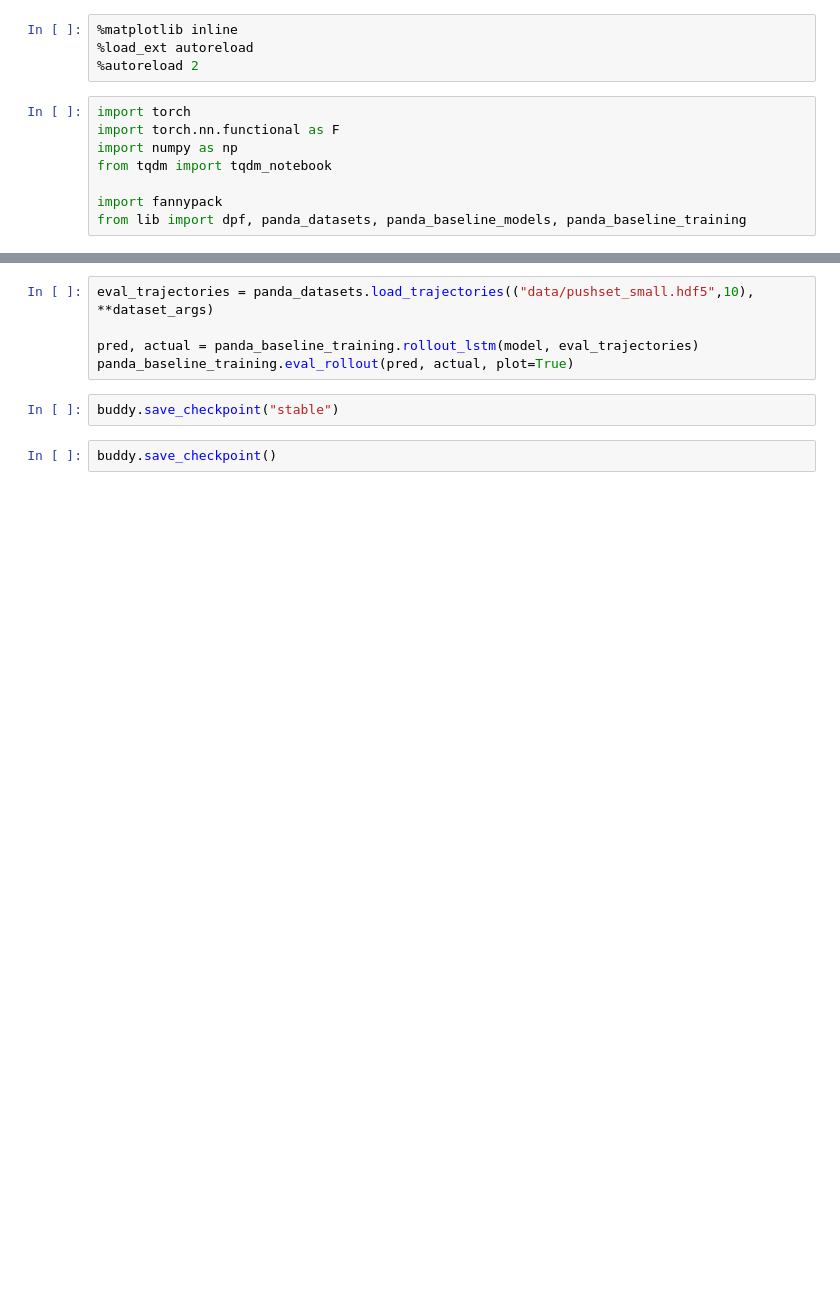
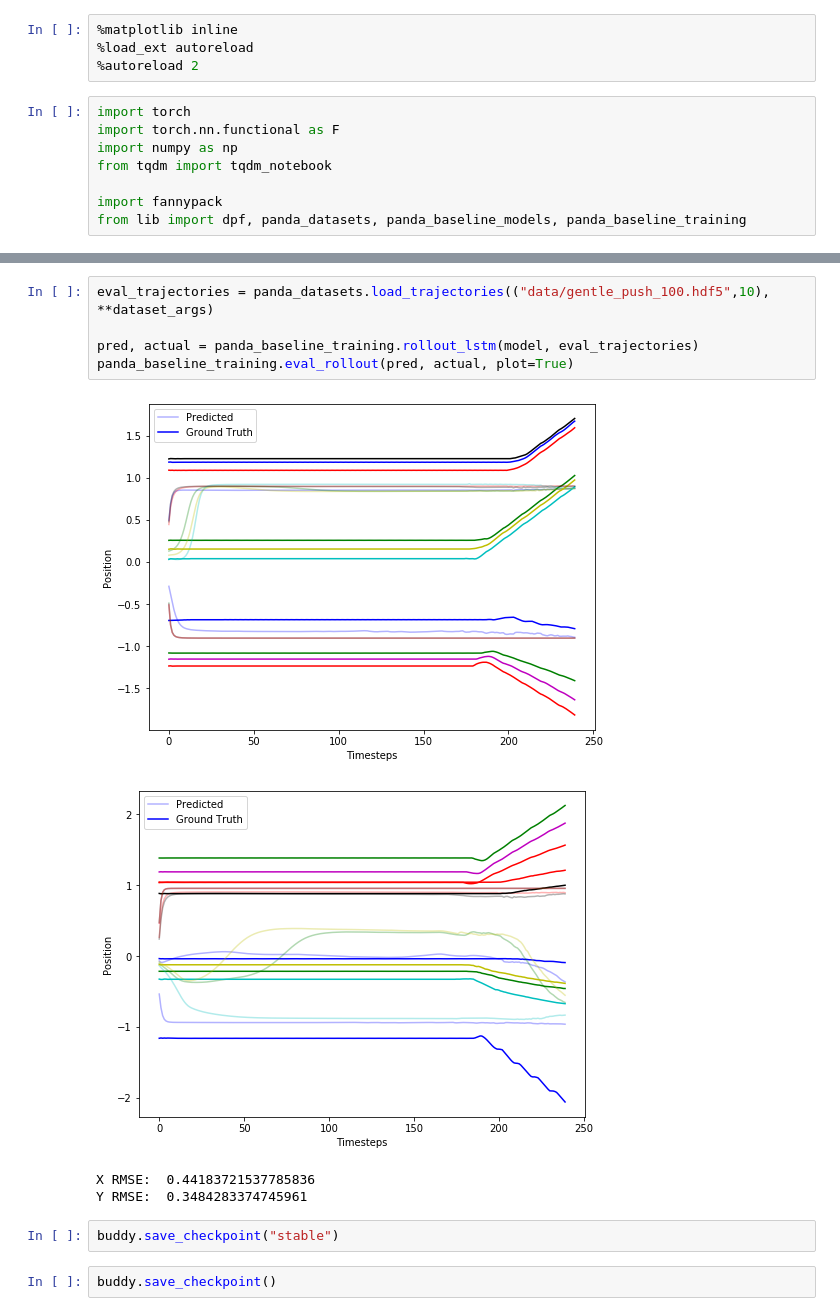
Before and after one commit to HaoWen470/crossmodal_filtering1, a Jupyter notebook: train_baseline_lstm.ipynb, the cells around one changed output, grey strips where cells are left out. Drawn from its saved outputs; the diff is of its cells as text; blank space fills up the shorter version.

```diff
--- a/train_baseline_lstm.ipynb
+++ b/train_baseline_lstm.ipynb
@@ -47,8 +71,13 @@ buddy.save_checkpoint()
 # %%
-eval_trajectories = panda_datasets.load_trajectories(("data/pushset_small.hdf5",10), **dataset_args)
+eval_trajectories = panda_datasets.load_trajectories(("data/gentle_push_100.hdf5",10), **dataset_args)
 
 pred, actual = panda_baseline_training.rollout_lstm(model, eval_trajectories)
 panda_baseline_training.eval_rollout(pred, actual, plot=True)
+# %% [output]
+[figure, added]
+[figure, added]
+X RMSE:  0.44183721537785836
+Y RMSE:  0.3484283374745961
 # %%
 buddy.save_checkpoint("stable")
 # %%
```
Also changed, not shown: parts of 4 cells of this notebook, 4 other files.
